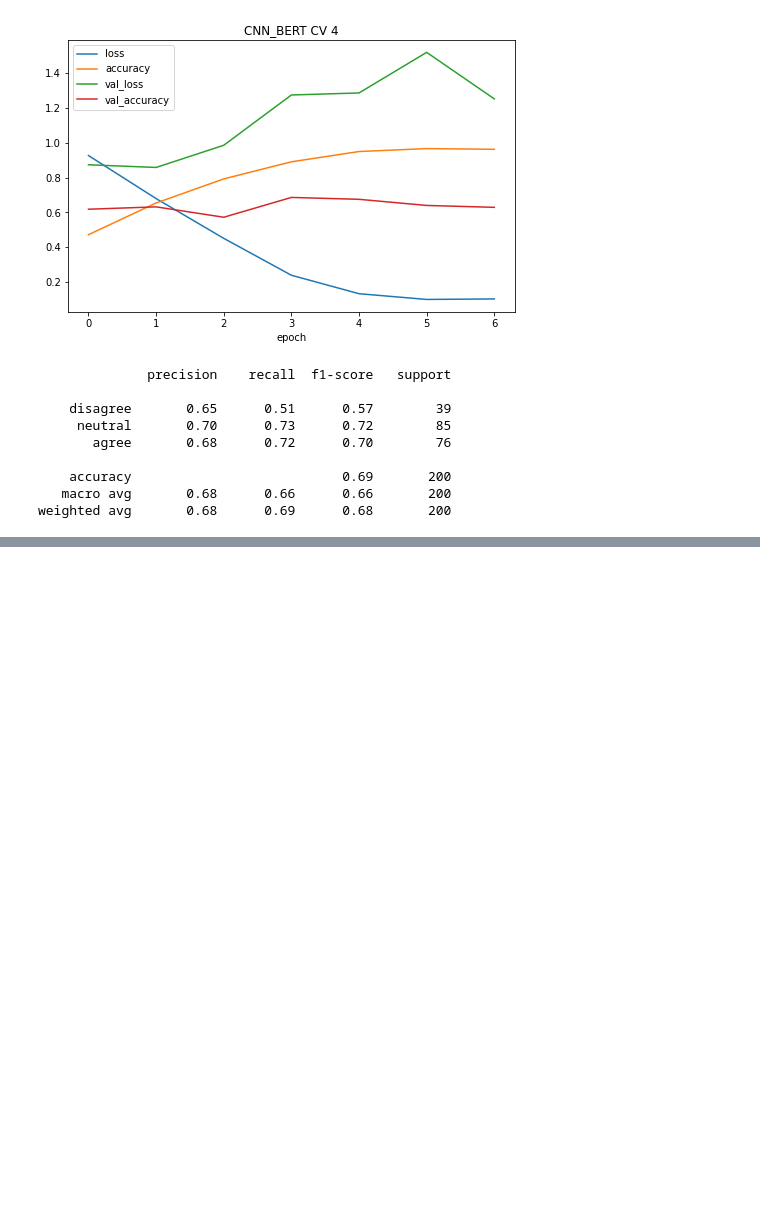
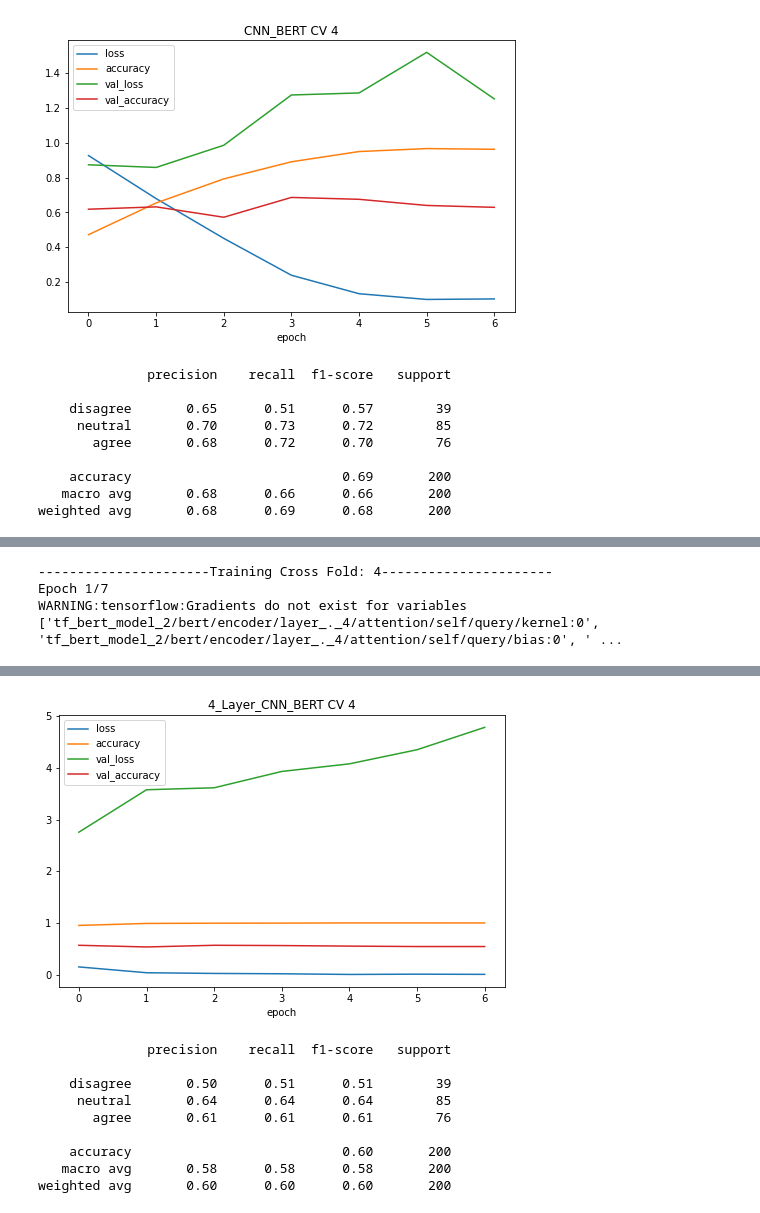
Before and after one commit to marches/DeSMOG-Stance-Detection, a Jupyter notebook: AdvancedModels.ipynb, the cells around one changed output, grey strips where cells are left out. Saved outputs shown, nothing was run; the diff lists cells and outputs as text; code cells hidden in the pictures; blank space fills up the shorter version.

```diff
--- a/AdvancedModels.ipynb
+++ b/AdvancedModels.ipynb
@@ -223,0 +307,43 @@ weighted avg       0.68      0.69      0.68       200
+# %%
+MODEL_NAME = "4_Layer_CNN_BERT"
+EPOCHS = 7
+
+for cv_idx in CV_IDX[4:]:
+
+  model = create_weighted_bert_4_cnn_multiclass_model(hidden_size=100)
+
+  print("----------------------Training Cross Fold: " + str(cv_idx) + "----------------------")
+
+  checkpoint_filepath = 'Models/' + MODEL_NAME + str(cv_idx)
+  model_checkpoint_callback = tf.keras.callbacks.ModelCheckpoint(
+      filepath=checkpoint_filepath,
+      save_weights_only=True,
+      monitor='val_accuracy',
+      mode='max',
+      save_freq='epoch',
+      save_best_only=True)
+
+  model_history = model.fit([TRAIN_ENCODINGS[cv_idx].input_ids, TRAIN_ENCODINGS[cv_idx].token_type_ids, TRAIN_ENCODINGS[cv_idx].attention_mask],
+                                                  TRAIN_LABELS[cv_idx],
+                                                  validation_data=([VALID_ENCODINGS[cv_idx].input_ids, VALID_ENCODINGS[cv_idx].token_type_ids, VALID_ENCODINGS[cv_idx].attention_mask],
+                                                  VALID_LABELS[cv_idx]),
+                                                  batch_size=16,
+                                                  callbacks=[model_checkpoint_callback],
+                                                  epochs=EPOCHS,
+                                                  sample_weight = TRAIN_WEIGHTS[cv_idx])
+
+  pd.DataFrame(model_history.history).plot(figsize=(8,5))
+  plt.title(MODEL_NAME+' CV ' + str(cv_idx))
+  plt.xlabel('epoch')
+  plt.savefig(NOTEBOOK_LOC + '/ModelResults/' + MODEL_NAME + str(cv_idx) + ".png")
+  plt.show()
+
+  model.load_weights(checkpoint_filepath)
+  test_predictions = model.predict([test_encodings.input_ids, test_encodings.token_type_ids, test_encodings.attention_mask])
+  print(classification_report(test_labels, np.argmax(test_predictions, axis=1), target_names=TARGET_NAMES))
+
+  np.save(NOTEBOOK_LOC + '/ModelResults/TestPredictions' + MODEL_NAME + str(cv_idx), test_predictions, allow_pickle=True)
+# %% [output]
+----------------------Training Cross Fold: 4----------------------
+Epoch 1/7
+WARNING:tensorflow:Gradients do not exist for variables ['tf_bert_model_2/bert/encoder/layer_._4/attention/self/query/kernel:0', 'tf_bert_model_2/bert/encoder/layer_._4/attention/self/query/bias:0', ' ...
@@ -223,0 +366,10 @@ weighted avg       0.68      0.69      0.68       200
+[figure, added]
+              precision    recall  f1-score   support
+
+    disagree       0.50      0.51      0.51        39
+     neutral       0.64      0.64      0.64        85
+       agree       0.61      0.61      0.61        76
+
+    accuracy                           0.60       200
+   macro avg       0.58      0.58      0.58       200
+weighted avg       0.60      0.60      0.60       200
```
Also changed, not shown: parts of 7 cells of this notebook.
